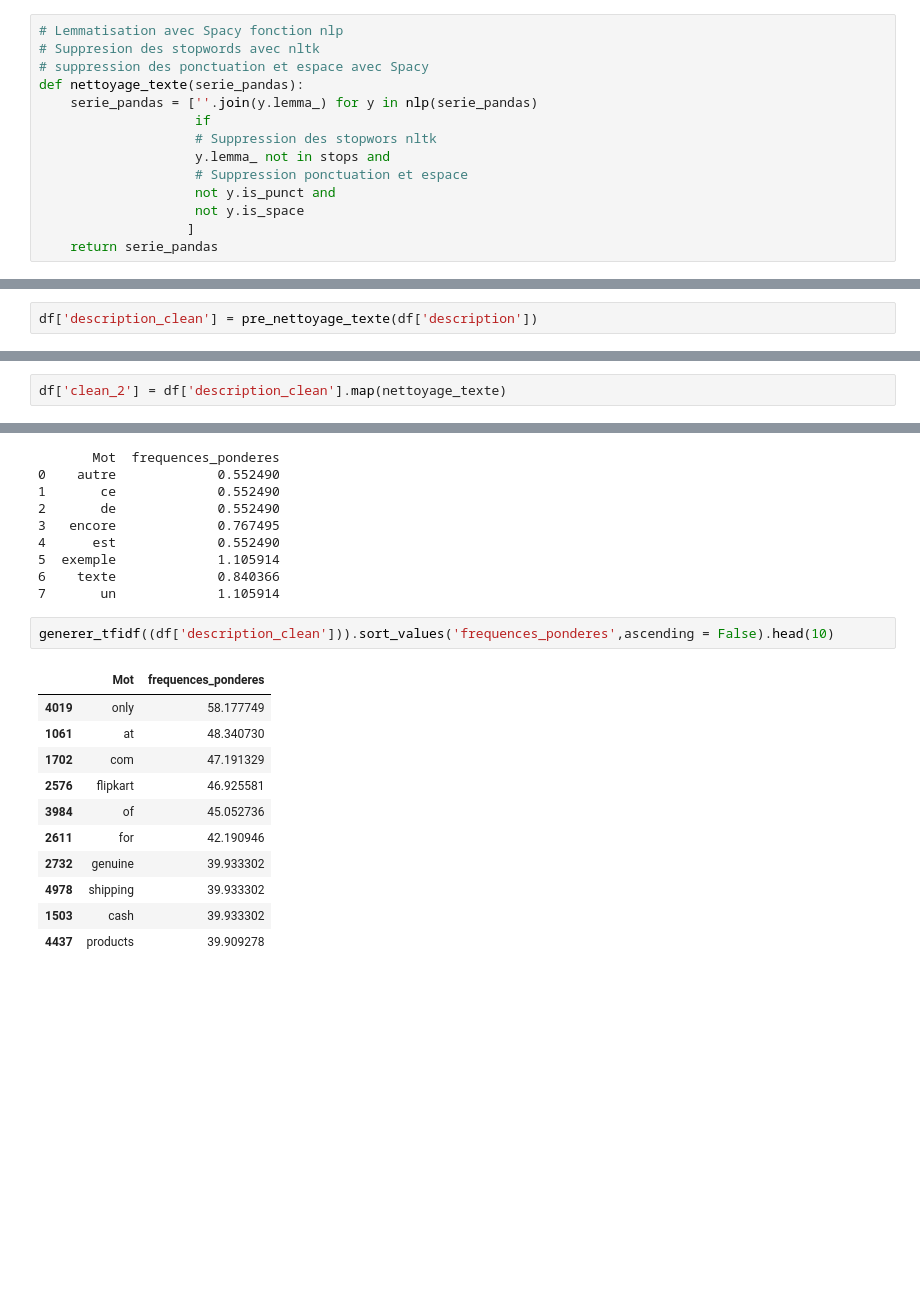
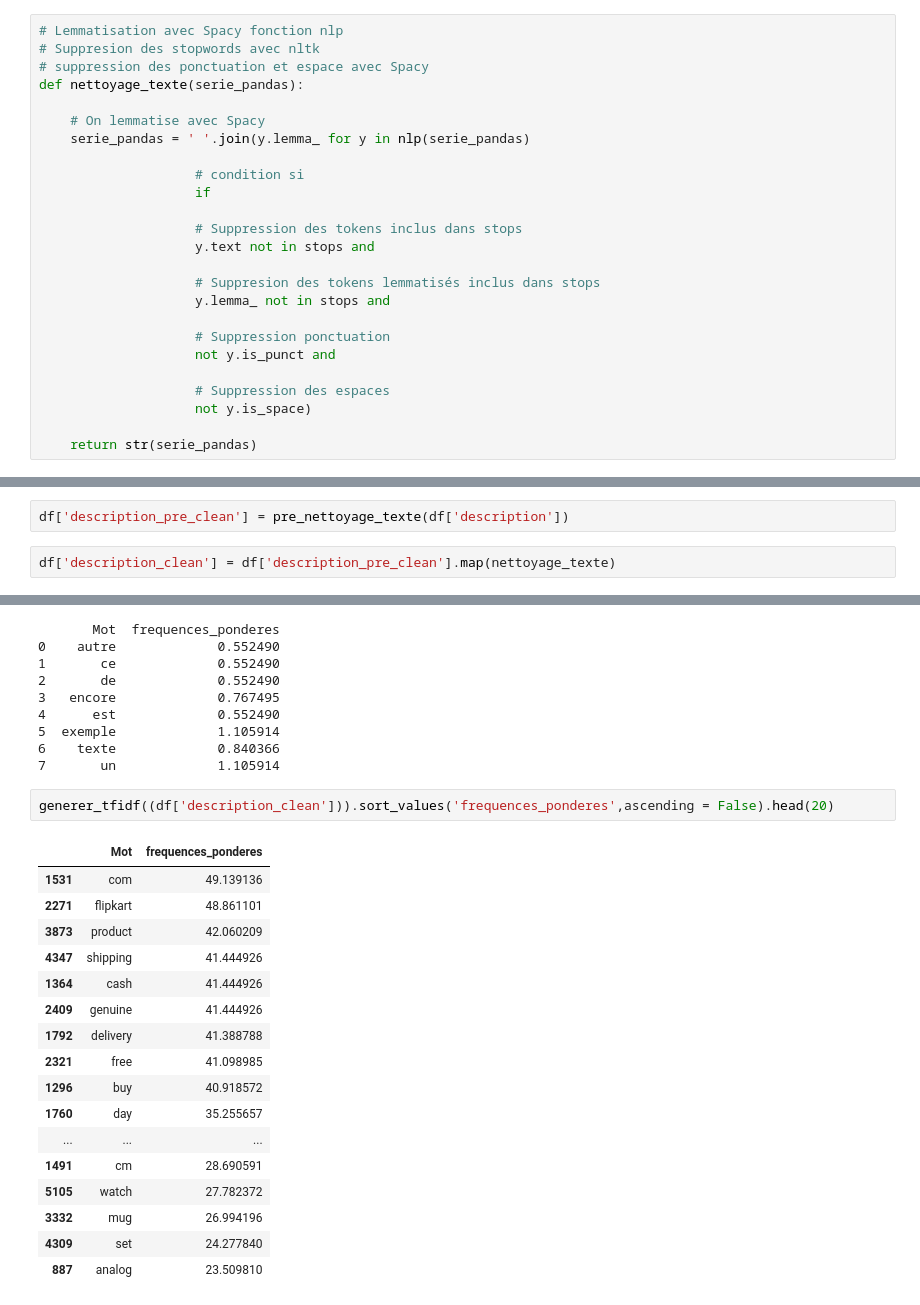
Before and after one commit to ArhurK/P6_NLP_Vison_OC, a Jupyter notebook: P6_Classifiez automatiquement des biens de consommation.ipynb, the cells around one changed output, grey strips where cells are left out. Cells and saved outputs as stored; diff of their text form; blank space fills up the shorter version.

```diff
--- a/P6_Classifiez automatiquement des biens de consommation.ipynb
+++ b/P6_Classifiez automatiquement des biens de consommation.ipynb
@@ -231,15 +241,26 @@ def pre_nettoyage_texte(serie_pandas):
 # Suppresion des stopwords avec nltk
 # suppression des ponctuation et espace avec Spacy
 def nettoyage_texte(serie_pandas):
-    serie_pandas = [''.join(y.lemma_) for y in nlp(serie_pandas)
+
+    # On lemmatise avec Spacy
+    serie_pandas = ' '.join(y.lemma_ for y in nlp(serie_pandas)
+
+                    # condition si
                     if
-                    # Suppression des stopwors nltk
+
+                    # Suppression des tokens inclus dans stops
+                    y.text not in stops and
+
+                    # Suppresion des tokens lemmatisés inclus dans stops
                     y.lemma_ not in stops and
-                    # Suppression ponctuation et espace
+
+                    # Suppression ponctuation
                     not y.is_punct and
-                    not y.is_space
-                   ]
-    return serie_pandas
+
+                    # Suppression des espaces
+                    not y.is_space)
+
+    return str(serie_pandas)
 # %%
 def pipeline_nlp(serie_pandas):
     serie_pandas = pre_nettoyage_texte(serie_pandas)
@@ -253,5 +296,7 @@ print(nettoyage_texte(sentence))
 # %%
-df['description_clean'] = pre_nettoyage_texte(df['description'])
+df['description_pre_clean'] = pre_nettoyage_texte(df['description'])
+# %%
+df['description_clean'] = df['description_pre_clean'].map(nettoyage_texte)
 # %%
 with pd.option_context("display.max_colwidth", 500, "display.max_columns", 5):
     display(
@@ -273,5 +318,3 @@ Name: description_clean, Length: 1050, dtype: object
-# %%
-df['clean_2'] = df['description_clean'].map(nettoyage_texte)
 # %%
 with pd.option_context("display.max_colwidth", 500, "display.max_columns", 5):
     display(
@@ -500,16 +570,22 @@ print(dataframe_tfidf)
 6    texte             0.840366
 7       un             1.105914
 # %%
-generer_tfidf((df['description_clean'])).sort_values('frequences_ponderes',ascending = False).head(10)
+generer_tfidf((df['description_clean'])).sort_values('frequences_ponderes',ascending = False).head(20)
 # %% [output]
 |  | Mot | frequences_ponderes |
-| 4019 | only | 58.177749 |
-| 1061 | at | 48.340730 |
-| 1702 | com | 47.191329 |
-| 2576 | flipkart | 46.925581 |
-| 3984 | of | 45.052736 |
-| 2611 | for | 42.190946 |
-| 2732 | genuine | 39.933302 |
-| 4978 | shipping | 39.933302 |
-| 1503 | cash | 39.933302 |
-| 4437 | products | 39.909278 |
+| 1531 | com | 49.139136 |
+| 2271 | flipkart | 48.861101 |
+| 3873 | product | 42.060209 |
+| 4347 | shipping | 41.444926 |
+| 1364 | cash | 41.444926 |
+| 2409 | genuine | 41.444926 |
+| 1792 | delivery | 41.388788 |
+| 2321 | free | 41.098985 |
+| 1296 | buy | 40.918572 |
+| 1760 | day | 35.255657 |
+| ... | ... | ... |
+| 1491 | cm | 28.690591 |
+| 5105 | watch | 27.782372 |
+| 3332 | mug | 26.994196 |
+| 4309 | set | 24.277840 |
+| 887 | analog | 23.509810 |
```
Also changed, not shown: parts of 31 cells of this notebook.
